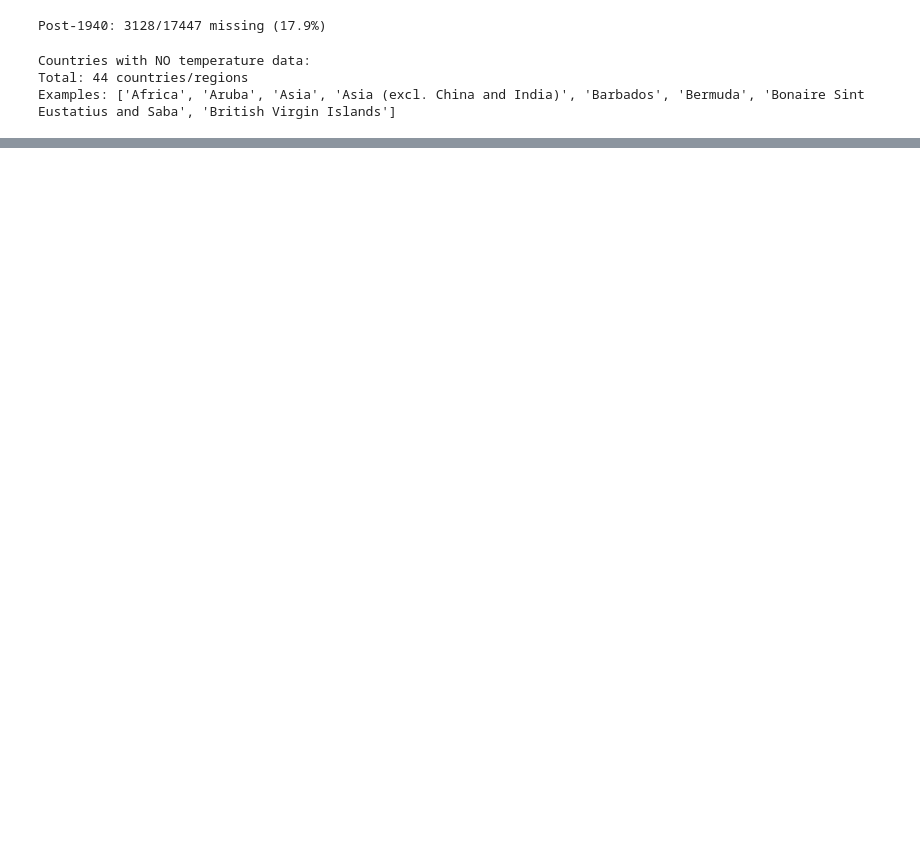
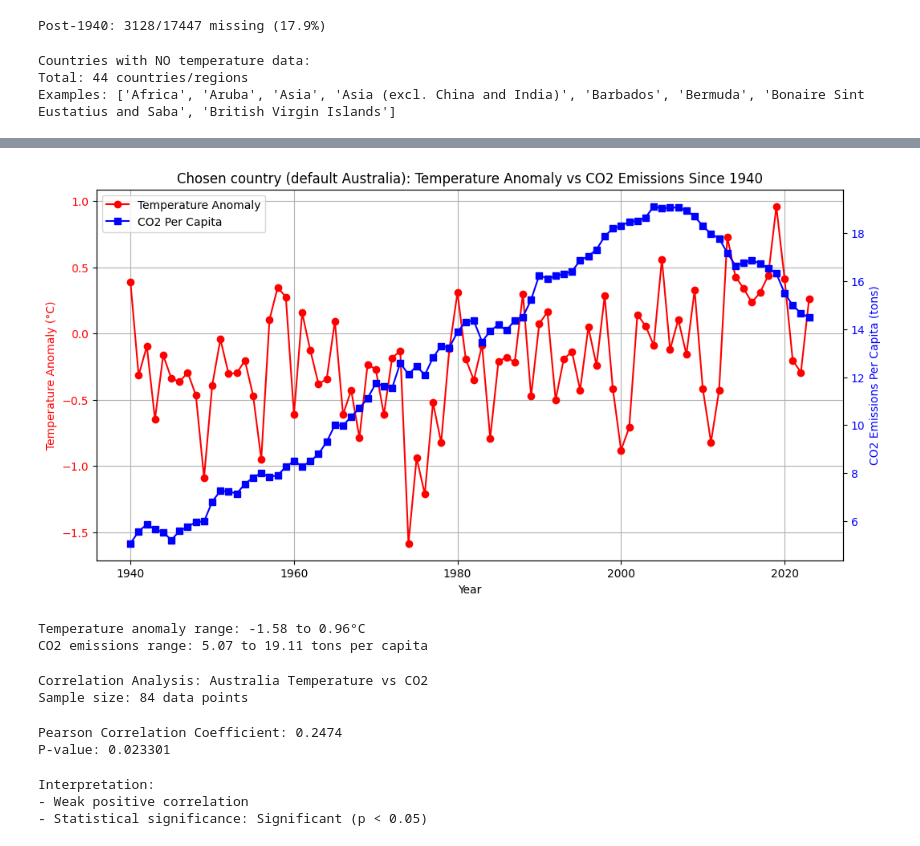
Before and after one commit to michaelhobe/CST184-Data-Analysis-and-Visualization, a Jupyter notebook: CST184_Weekly_Activities/Project 2/cleaningroom/cleaningthefiles.ipynb, the cells around one changed output, grey strips where cells are left out. Drawn from its saved outputs; the diff is of its cells as text; code cells hidden in the pictures; blank space fills up the shorter version.

```diff
--- a/CST184_Weekly_Activities/Project 2/cleaningroom/cleaningthefiles.ipynb
+++ b/CST184_Weekly_Activities/Project 2/cleaningroom/cleaningthefiles.ipynb
@@ -172,0 +300,35 @@ Examples: ['Africa', 'Aruba', 'Asia', 'Asia (excl. China and India)', 'Barbados'
+# %%
+# Create the graph with two y-axes
+fig, ax1 = plt.subplots(figsize=(12, 6))
+
+plt.title('Chosen country (default Australia): Temperature Anomaly vs CO2 Emissions Since 1940')
+ax1.grid(True)
+
+# Plot temperature anomaly (left y-axis)
+ax1.plot(australia_temp['Year'], australia_temp['Annual Temperature Anomaly'], 'r-', marker='o', label='Temperature Anomaly')
+ax1.set_xlabel('Year')
+ax1.set_ylabel('Temperature Anomaly (°C)', color='r')
+ax1.tick_params(axis='y', labelcolor='r')
+
+# Create second y-axis for CO2
+ax2 = ax1.twinx()
+ax2.plot(australia_temp['Year'], australia_temp['CO2 Emissions Per Capita'], 'b-', marker='s', label='CO2 Per Capita')
+ax2.set_ylabel('CO2 Emissions Per Capita (tons)', color='b')
+ax2.tick_params(axis='y', labelcolor='b')
+
+
+# Add legend
+lines1, labels1 = ax1.get_legend_handles_labels()
+lines2, labels2 = ax2.get_legend_handles_labels()
+ax1.legend(lines1 + lines2, labels1 + labels2, loc='upper left')
+
+plt.show()
+# %% [output]
+[figure, added]
+# %%
+# Show correlation
+print(f"Temperature anomaly range: {australia_temp['Annual Temperature Anomaly'].min():.2f} to {australia_temp['Annual Temperature Anomaly'].max():.2f}°C")
+print(f"CO2 emissions range: {australia_temp['CO2 Emissions Per Capita'].min():.2f} to {australia_temp['CO2 Emissions Per Capita'].max():.2f} tons per capita")
+# %% [output]
+Temperature anomaly range: -1.58 to 0.96°C
+CO2 emissions range: 5.07 to 19.11 tons per capita
@@ -172,0 +338,25 @@ Examples: ['Africa', 'Aruba', 'Asia', 'Asia (excl. China and India)', 'Barbados'
+# %%
+# Use the same Australia data from before
+australia_data = data[(data['Country Name'] == 'Australia') & (data['Year'] >= 1940)]
+australia_temp = australia_data.dropna(subset=['Annual Temperature Anomaly'])
+
+# Get the two variables for correlation
+temp_anomaly = australia_temp['Annual Temperature Anomaly']
+co2_emissions = australia_temp['CO2 Emissions Per Capita']
+
+print("Correlation Analysis: Australia Temperature vs CO2")
+print(f"Sample size: {len(temp_anomaly)} data points")
+print()
+# %% [output]
+Correlation Analysis: Australia Temperature vs CO2
+Sample size: 84 data points
+# %%
+# Pearson correlation (measures linear relationship)
+correlation_coef, p_value = stats.pearsonr(temp_anomaly, co2_emissions)
+
+print(f"Pearson Correlation Coefficient: {correlation_coef:.4f}")
+print(f"P-value: {p_value:.6f}")
+print()
+# %% [output]
+Pearson Correlation Coefficient: 0.2474
+P-value: 0.023301
@@ -172,0 +371,12 @@ Examples: ['Africa', 'Aruba', 'Asia', 'Asia (excl. China and India)', 'Barbados'
+# %%
+#Interpret the direction
+direction = "positive" if correlation_coef > 0 else "negative"
+
+print(f"Interpretation:")
+print(f"- {strength} {direction} correlation")
+print(f"- Statistical significance: {'Significant' if p_value < 0.05 else 'Not significant'} (p < 0.05)")
+print()
+# %% [output]
+Interpretation:
+- Weak positive correlation
+- Statistical significance: Significant (p < 0.05)
```
Also changed, not shown: parts of 33 cells of this notebook, 5 other files.
